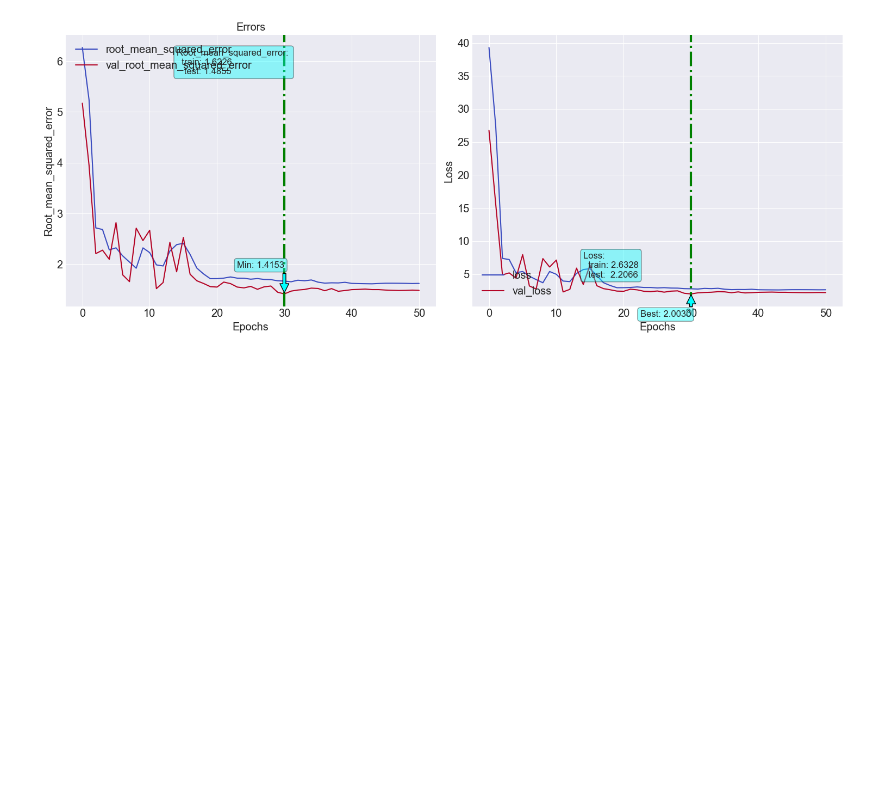
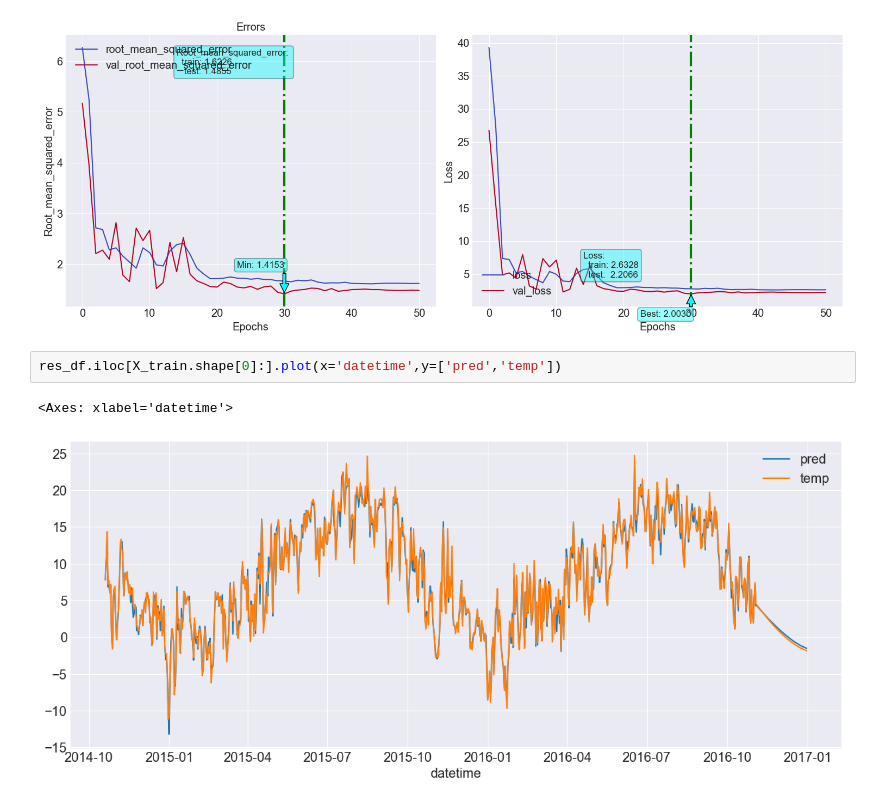
Before and after one commit to DAI-ai-code/DNN, a Jupyter notebook: day9/2_rnn_intro.ipynb, the cells around one changed output. Drawn from its saved outputs; the diff is of its cells as text; blank space fills up the shorter version.

```diff
--- a/day9/2_rnn_intro.ipynb
+++ b/day9/2_rnn_intro.ipynb
@@ -345,3 +345,8 @@ loss_df = pd.DataFrame(hist.history)
 fn_plot_tf_hist(loss_df)
 # %% [output]
 [figure]
+# %%
+res_df.iloc[X_train.shape[0]:].plot(x='datetime',y=['pred','temp'])
+# %% [output]
+<Axes: xlabel='datetime'>
+[figure, added]
```
Also changed, not shown: 8 other files.
